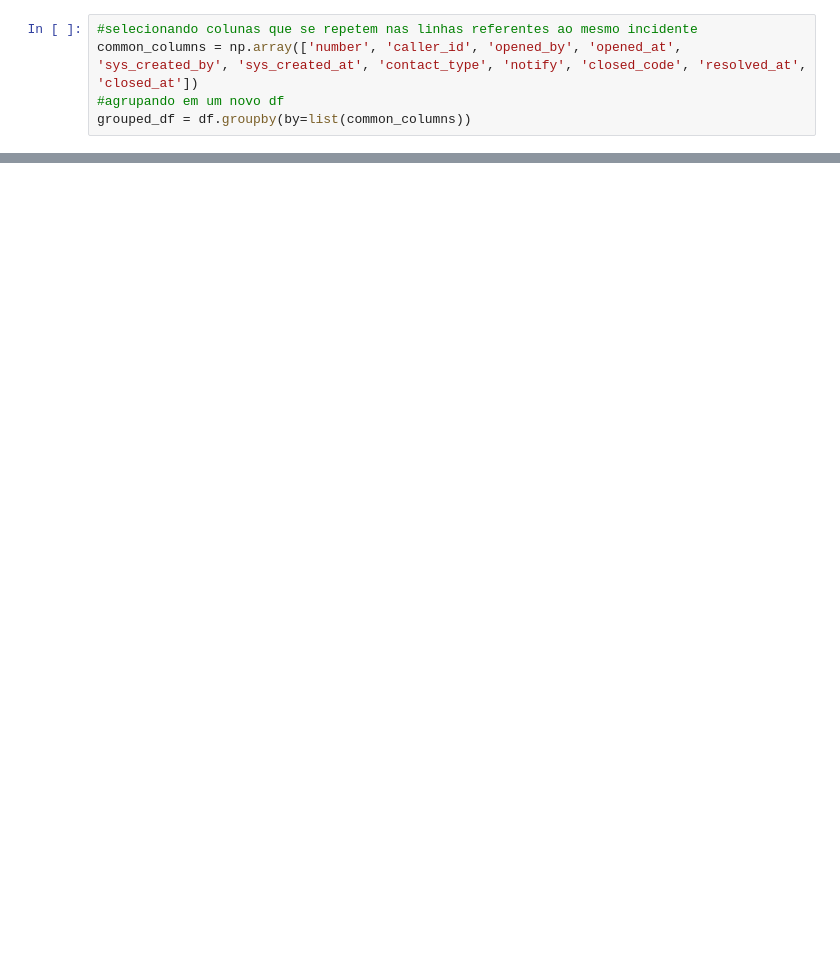
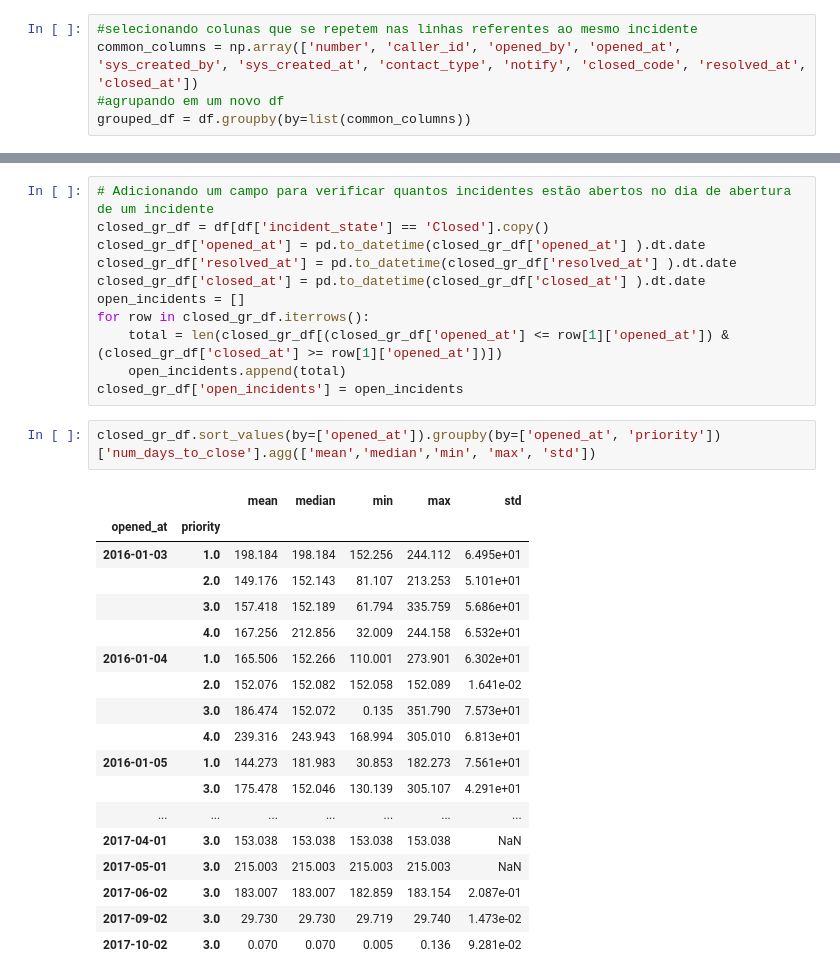
Before and after one commit to vitorsss/incident-notebook, a Jupyter notebook: work/incidents.ipynb, the cells around one changed output, grey strips where cells are left out. Cells and saved outputs as stored; diff of their text form; blank space fills up the shorter version.

```diff
--- a/work/incidents.ipynb
+++ b/work/incidents.ipynb
@@ -136,0 +329,32 @@ _ = plt.legend(loc='upper right')
+# %%
+# Adicionando um campo para verificar quantos incidentes estão abertos no dia de abertura de um incidente
+closed_gr_df = df[df['incident_state'] == 'Closed'].copy()
+closed_gr_df['opened_at'] = pd.to_datetime(closed_gr_df['opened_at'] ).dt.date
+closed_gr_df['resolved_at'] = pd.to_datetime(closed_gr_df['resolved_at'] ).dt.date
+closed_gr_df['closed_at'] = pd.to_datetime(closed_gr_df['closed_at'] ).dt.date
+open_incidents = []
+for row in closed_gr_df.iterrows():
+    total = len(closed_gr_df[(closed_gr_df['opened_at'] <= row[1]['opened_at']) & (closed_gr_df['closed_at'] >= row[1]['opened_at'])])
+    open_incidents.append(total)
+closed_gr_df['open_incidents'] = open_incidents
+# %%
+closed_gr_df.sort_values(by=['opened_at']).groupby(by=['opened_at', 'priority'])['num_days_to_close'].agg(['mean','median','min', 'max', 'std'])
+# %% [output]
+|  |  | mean | median | min | max | std |
+| opened_at | priority |  |  |  |  |  |
+| 2016-01-03 | 1.0 | 198.184 | 198.184 | 152.256 | 244.112 | 6.495e+01 |
+|  | 2.0 | 149.176 | 152.143 | 81.107 | 213.253 | 5.101e+01 |
+|  | 3.0 | 157.418 | 152.189 | 61.794 | 335.759 | 5.686e+01 |
+|  | 4.0 | 167.256 | 212.856 | 32.009 | 244.158 | 6.532e+01 |
+| 2016-01-04 | 1.0 | 165.506 | 152.266 | 110.001 | 273.901 | 6.302e+01 |
+|  | 2.0 | 152.076 | 152.082 | 152.058 | 152.089 | 1.641e-02 |
+|  | 3.0 | 186.474 | 152.072 | 0.135 | 351.790 | 7.573e+01 |
+|  | 4.0 | 239.316 | 243.943 | 168.994 | 305.010 | 6.813e+01 |
+| 2016-01-05 | 1.0 | 144.273 | 181.983 | 30.853 | 182.273 | 7.561e+01 |
+|  | 3.0 | 175.478 | 152.046 | 130.139 | 305.107 | 4.291e+01 |
+| ... | ... | ... | ... | ... | ... | ... |
+| 2017-04-01 | 3.0 | 153.038 | 153.038 | 153.038 | 153.038 | NaN |
+| 2017-05-01 | 3.0 | 215.003 | 215.003 | 215.003 | 215.003 | NaN |
+| 2017-06-02 | 3.0 | 183.007 | 183.007 | 182.859 | 183.154 | 2.087e-01 |
+| 2017-09-02 | 3.0 | 29.730 | 29.730 | 29.719 | 29.740 | 1.473e-02 |
+| 2017-10-02 | 3.0 | 0.070 | 0.070 | 0.005 | 0.136 | 9.281e-02 |
```
Also changed, not shown: parts of 28 cells of this notebook, 1 other file.
